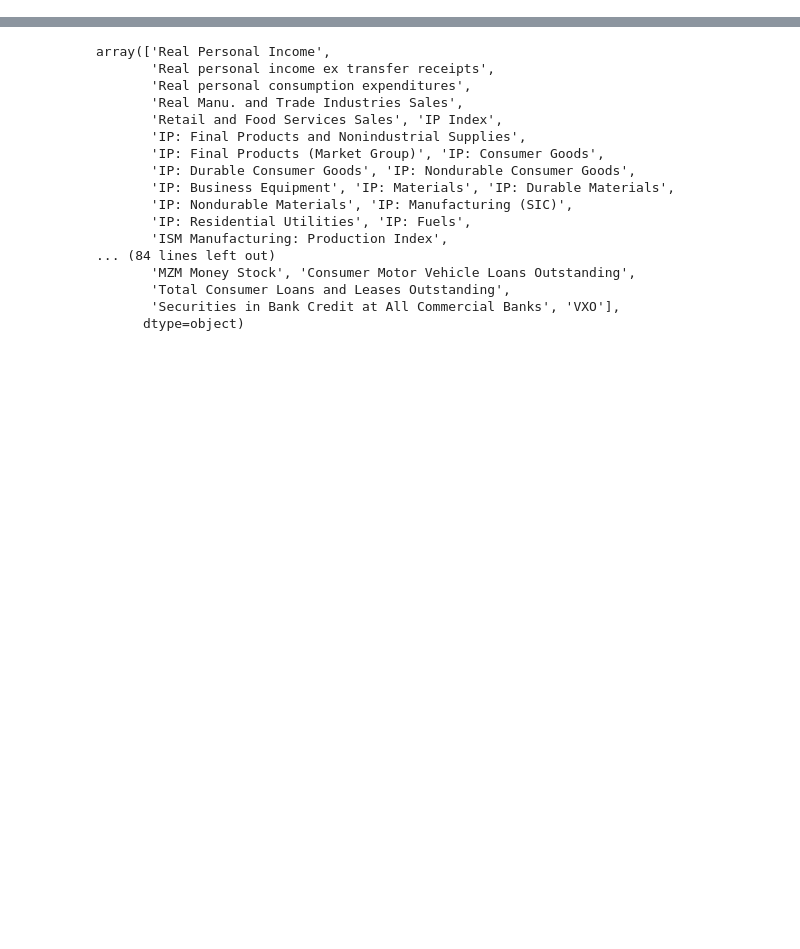
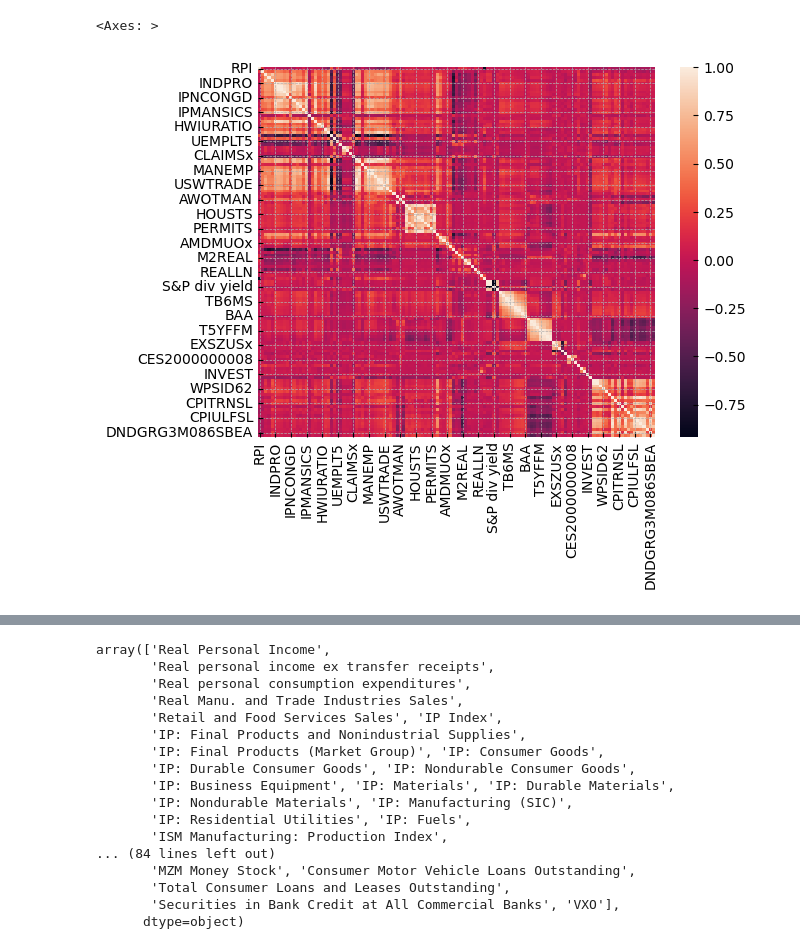
Before and after one commit to dcuoliveira/cml-fin, a Jupyter notebook: src/check_macro_data.ipynb, the cells around one changed output, grey strips where cells are left out. Drawn from its saved outputs; the diff is of its cells as text; code cells hidden in the pictures; blank space fills up the shorter version.

```diff
--- a/src/check_macro_data.ipynb
+++ b/src/check_macro_data.ipynb
@@ -23,3 +33,8 @@ features.tail()
+# %%
+sns.heatmap(features.corr())
+# %% [output]
+<Axes: >
+[figure, added]
 # %%
 features_metadata = pd.read_csv(os.path.join(dir_path, "data", "utils", "fredmd_description.csv"), sep=";")
 
```
Also changed, not shown: parts of 3 cells of this notebook.
